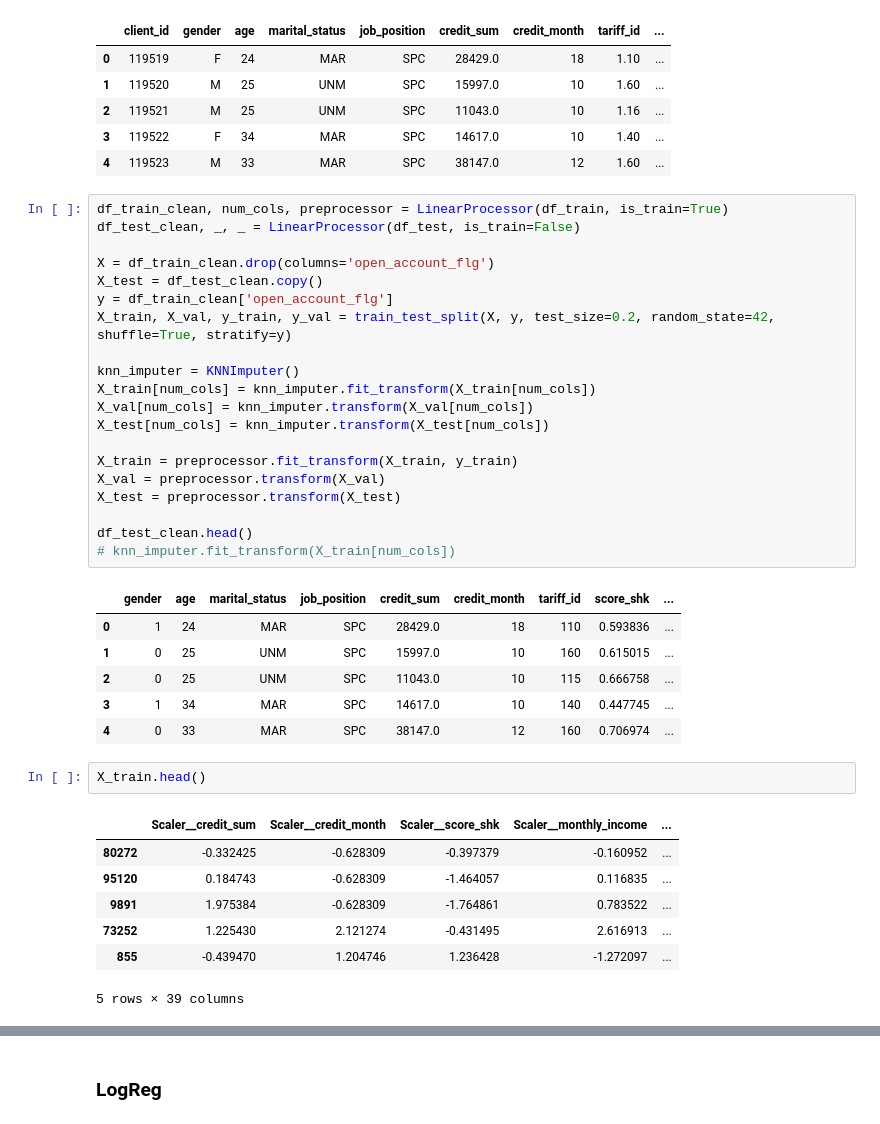
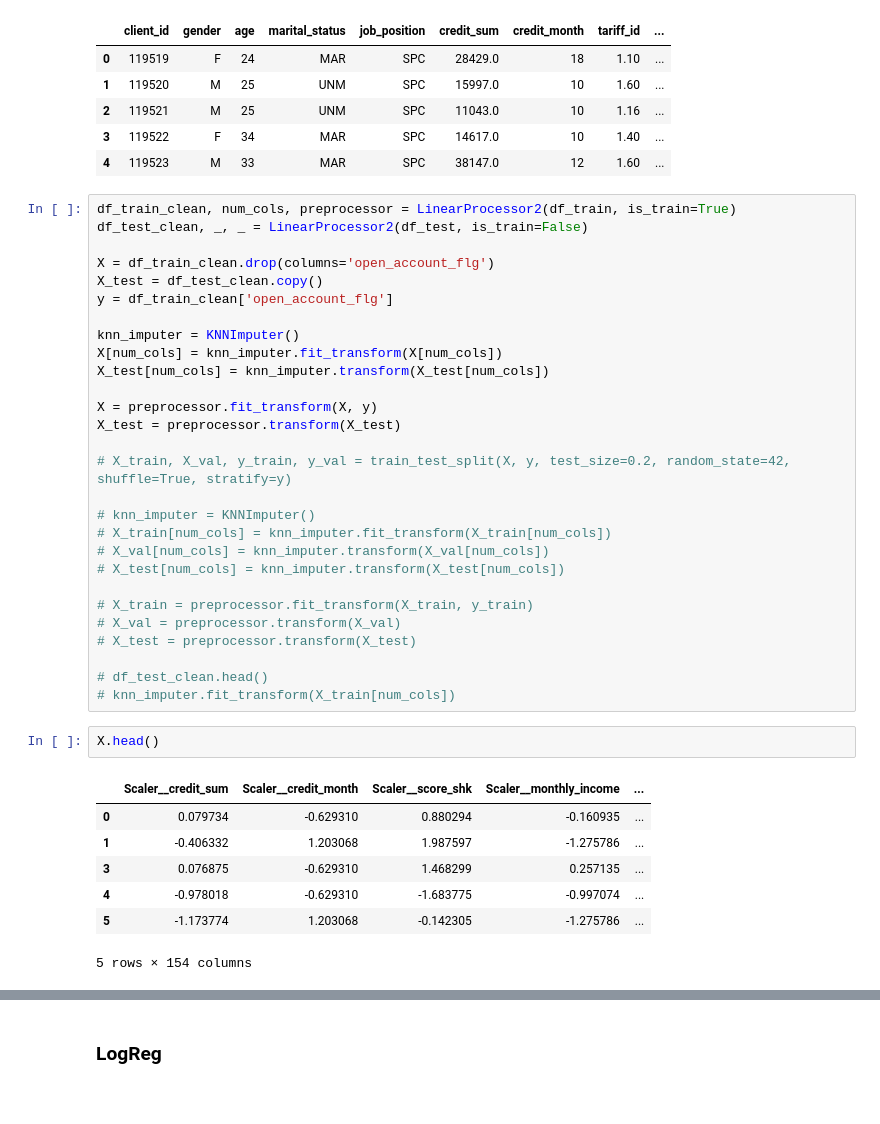
Before and after one commit to VladG00dmanPersonal/ARSO_AI_practise, a Jupyter notebook: Sirius/ML/bank/ main.ipynb, the cells around one changed output, grey strips where cells are left out. Cells and saved outputs as stored; diff of their text form.

```diff
--- a/Sirius/ML/bank/ main.ipynb
+++ b/Sirius/ML/bank/ main.ipynb
@@ -965,39 +965,40 @@ df_test.head()
 | 3 | 119522 | F | 34 | MAR | SPC | 14617.0 | 10 | 1.40 | ... |
 | 4 | 119523 | M | 33 | MAR | SPC | 38147.0 | 12 | 1.60 | ... |
 # %%
-df_train_clean, num_cols, preprocessor = LinearProcessor(df_train, is_train=True)
-df_test_clean, _, _ = LinearProcessor(df_test, is_train=False)
+df_train_clean, num_cols, preprocessor = LinearProcessor2(df_train, is_train=True)
+df_test_clean, _, _ = LinearProcessor2(df_test, is_train=False)
 
 X = df_train_clean.drop(columns='open_account_flg')
 X_test = df_test_clean.copy()
 y = df_train_clean['open_account_flg']
-X_train, X_val, y_train, y_val = train_test_split(X, y, test_size=0.2, random_state=42, shuffle=True, stratify=y)
 
 knn_imputer = KNNImputer()
-X_train[num_cols] = knn_imputer.fit_transform(X_train[num_cols])
-X_val[num_cols] = knn_imputer.transform(X_val[num_cols])
+X[num_cols] = knn_imputer.fit_transform(X[num_cols])
 X_test[num_cols] = knn_imputer.transform(X_test[num_cols])
 
-X_train = preprocessor.fit_transform(X_train, y_train)
-X_val = preprocessor.transform(X_val)
+X = preprocessor.fit_transform(X, y)
 X_test = preprocessor.transform(X_test)
 
-df_test_clean.head()
+# X_train, X_val, y_train, y_val = train_test_split(X, y, test_size=0.2, random_state=42, shuffle=True, stratify=y)
+
+# knn_imputer = KNNImputer()
+# X_train[num_cols] = knn_imputer.fit_transform(X_train[num_cols])
+# X_val[num_cols] = knn_imputer.transform(X_val[num_cols])
+# X_test[num_cols] = knn_imputer.transform(X_test[num_cols])
+
+# X_train = preprocessor.fit_transform(X_train, y_train)
+# X_val = preprocessor.transform(X_val)
+# X_test = preprocessor.transform(X_test)
+
+# df_test_clean.head()
 # knn_imputer.fit_transform(X_train[num_cols])
-# %% [output]
-|  | gender | age | marital_status | job_position | credit_sum | credit_month | tariff_id | score_shk | ... |
-| 0 | 1 | 24 | MAR | SPC | 28429.0 | 18 | 110 | 0.593836 | ... |
-| 1 | 0 | 25 | UNM | SPC | 15997.0 | 10 | 160 | 0.615015 | ... |
-| 2 | 0 | 25 | UNM | SPC | 11043.0 | 10 | 115 | 0.666758 | ... |
-| 3 | 1 | 34 | MAR | SPC | 14617.0 | 10 | 140 | 0.447745 | ... |
-| 4 | 0 | 33 | MAR | SPC | 38147.0 | 12 | 160 | 0.706974 | ... |
 # %%
-X_train.head()
+X.head()
 # %% [output]
 |  | Scaler__credit_sum | Scaler__credit_month | Scaler__score_shk | Scaler__monthly_income | ... |
-| 80272 | -0.332425 | -0.628309 | -0.397379 | -0.160952 | ... |
-| 95120 | 0.184743 | -0.628309 | -1.464057 | 0.116835 | ... |
-| 9891 | 1.975384 | -0.628309 | -1.764861 | 0.783522 | ... |
-| 73252 | 1.225430 | 2.121274 | -0.431495 | 2.616913 | ... |
-| 855 | -0.439470 | 1.204746 | 1.236428 | -1.272097 | ... |
+| 0 | 0.079734 | -0.629310 | 0.880294 | -0.160935 | ... |
+| 1 | -0.406332 | 1.203068 | 1.987597 | -1.275786 | ... |
+| 3 | 0.076875 | -0.629310 | 1.468299 | 0.257135 | ... |
+| 4 | -0.978018 | -0.629310 | -1.683775 | -0.997074 | ... |
+| 5 | -1.173774 | 1.203068 | -0.142305 | -1.275786 | ... |
-5 rows × 39 columns
+5 rows × 154 columns
```
Also changed, not shown: parts of 9 cells of this notebook.
